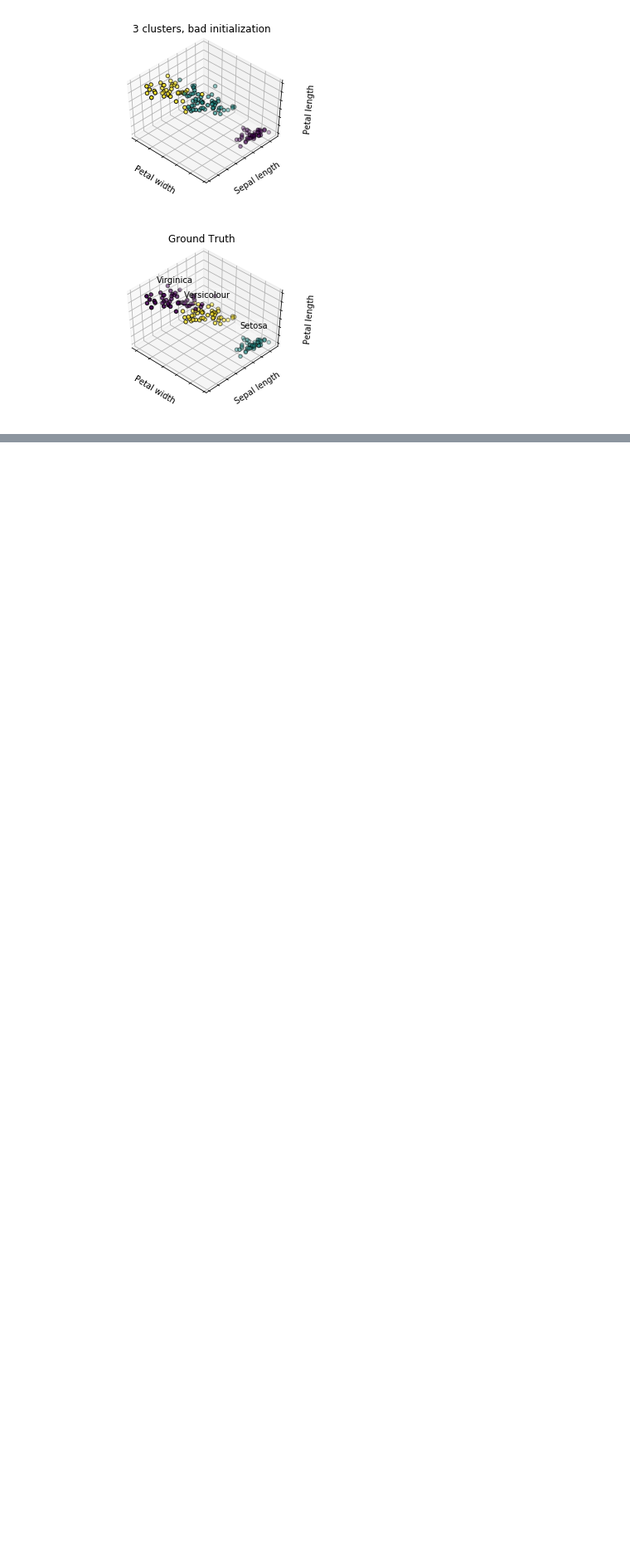
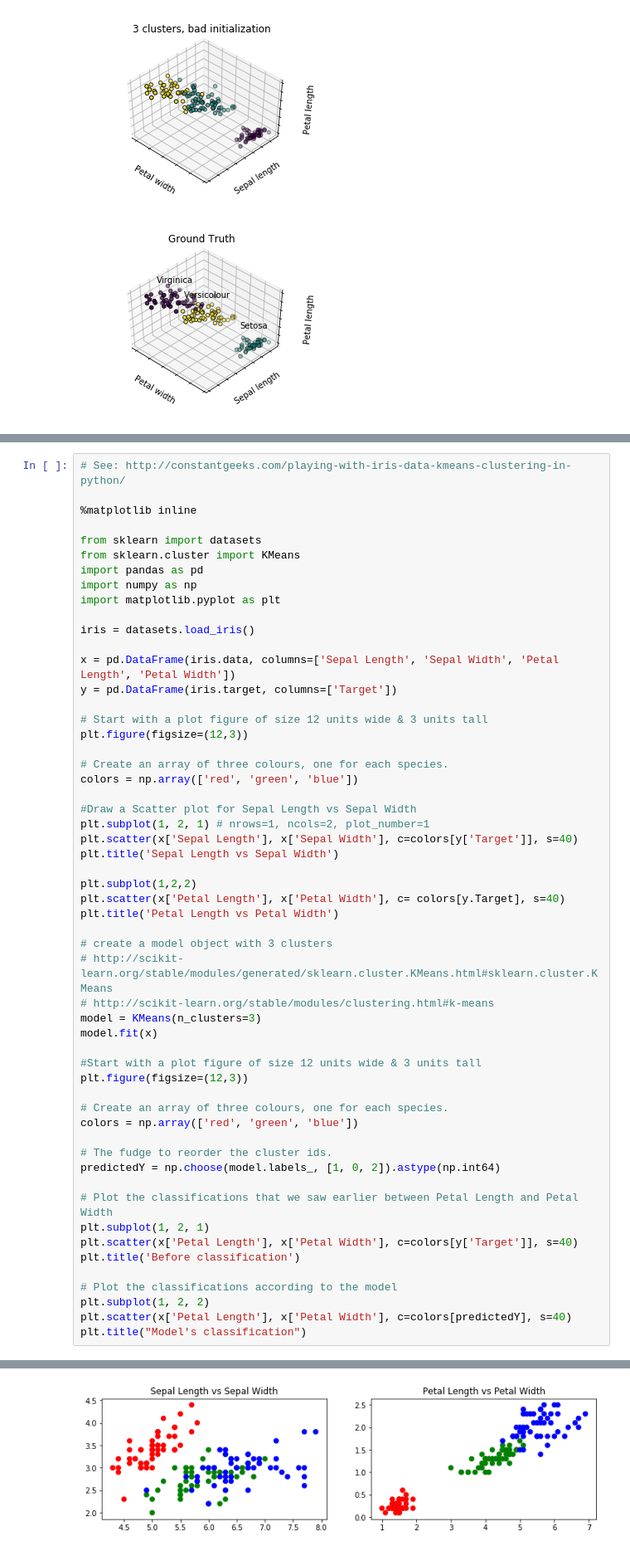
Before and after one commit to ThatGuyWithTheHat/Py_Jupyter, a Jupyter notebook: 18_K-means_Clustering.ipynb, the cells around one changed output, grey strips where cells are left out. Shown: that part at 83% size. Saved outputs shown, nothing was run; the diff lists cells and outputs as text; blank space fills up the shorter version.

```diff
--- a/18_K-means_Clustering.ipynb
+++ b/18_K-means_Clustering.ipynb
@@ -81,0 +88,56 @@ ax.dist = 12
+# %%
+# See: http://constantgeeks.com/playing-with-iris-data-kmeans-clustering-in-python/
+
+%matplotlib inline
+
+from sklearn import datasets
+from sklearn.cluster import KMeans
+import pandas as pd
+import numpy as np
+import matplotlib.pyplot as plt
+
+iris = datasets.load_iris()
+
+x = pd.DataFrame(iris.data, columns=['Sepal Length', 'Sepal Width', 'Petal Length', 'Petal Width'])
+y = pd.DataFrame(iris.target, columns=['Target'])
+
+# Start with a plot figure of size 12 units wide & 3 units tall
+plt.figure(figsize=(12,3))
+
+# Create an array of three colours, one for each species.
+colors = np.array(['red', 'green', 'blue'])
+
+#Draw a Scatter plot for Sepal Length vs Sepal Width
+plt.subplot(1, 2, 1) # nrows=1, ncols=2, plot_number=1
+plt.scatter(x['Sepal Length'], x['Sepal Width'], c=colors[y['Target']], s=40)
+plt.title('Sepal Length vs Sepal Width')
+
+plt.subplot(1,2,2)
+plt.scatter(x['Petal Length'], x['Petal Width'], c= colors[y.Target], s=40)
+plt.title('Petal Length vs Petal Width')
+
+# create a model object with 3 clusters
+# http://scikit-learn.org/stable/modules/generated/sklearn.cluster.KMeans.html#sklearn.cluster.KMeans
+# http://scikit-learn.org/stable/modules/clustering.html#k-means
+model = KMeans(n_clusters=3)
+model.fit(x)
+
+#Start with a plot figure of size 12 units wide & 3 units tall
+plt.figure(figsize=(12,3))
+
+# Create an array of three colours, one for each species.
+colors = np.array(['red', 'green', 'blue'])
+
+# The fudge to reorder the cluster ids.
+predictedY = np.choose(model.labels_, [1, 0, 2]).astype(np.int64)
+
+# Plot the classifications that we saw earlier between Petal Length and Petal Width
+plt.subplot(1, 2, 1)
+plt.scatter(x['Petal Length'], x['Petal Width'], c=colors[y['Target']], s=40)
+plt.title('Before classification')
+
+# Plot the classifications according to the model
+plt.subplot(1, 2, 2)
+plt.scatter(x['Petal Length'], x['Petal Width'], c=colors[predictedY], s=40)
+plt.title("Model's classification")
+# %% [output]
@@ -81,0 +145 @@ ax.dist = 12
+[figure, added]
```
Also changed, not shown: parts of 4 cells of this notebook.
